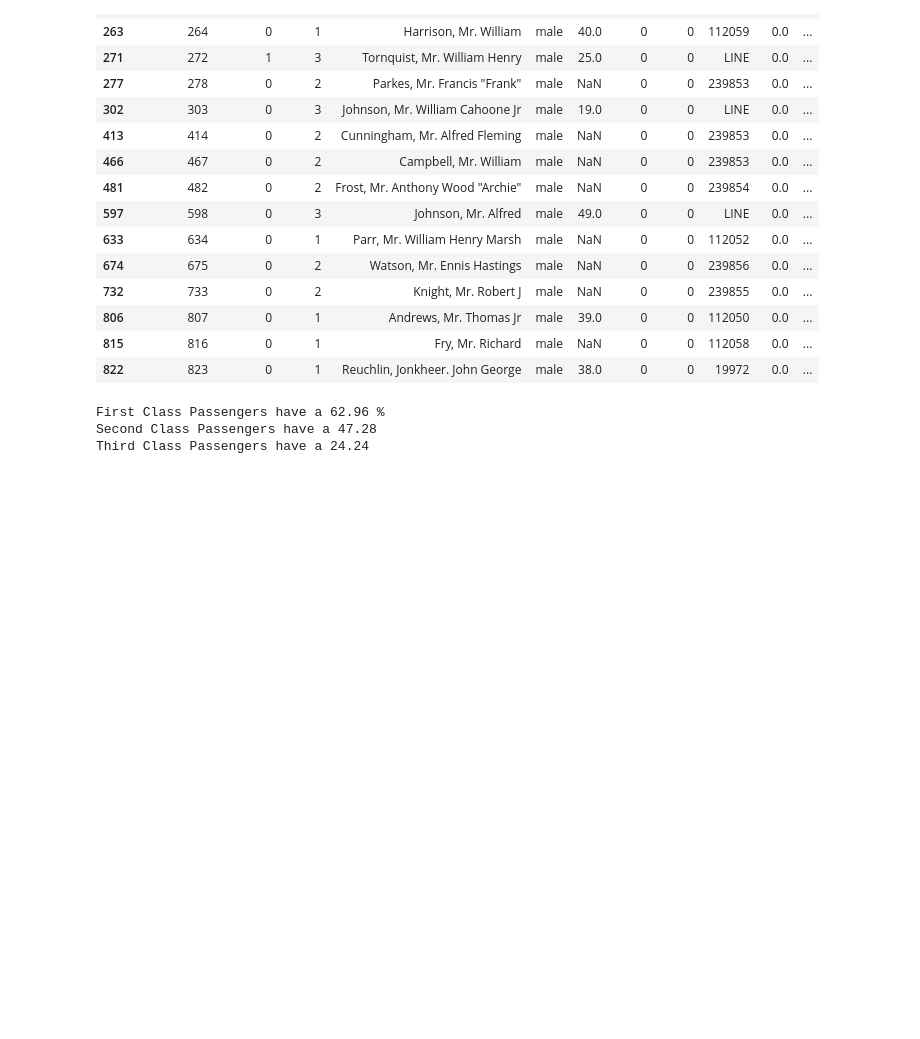
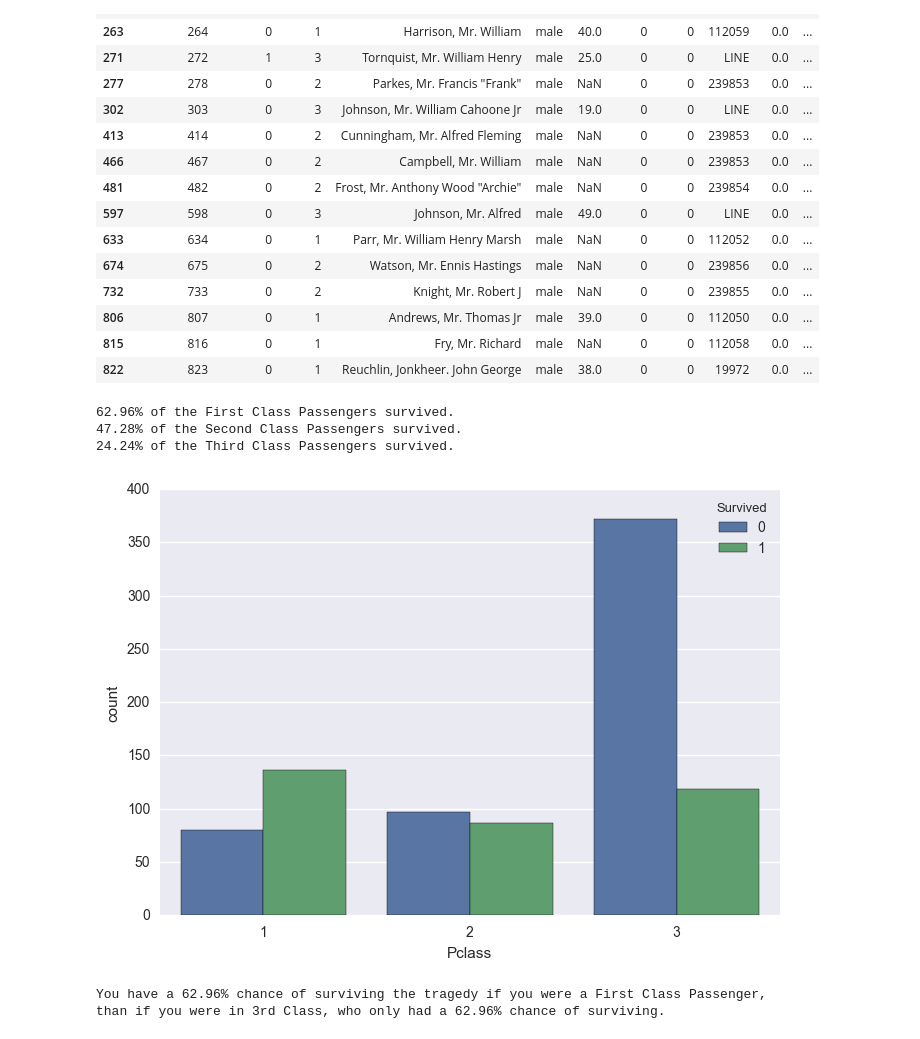
Before and after one commit to cmd-master/titanic, a Jupyter notebook: intro-data-proj-titanic.ipynb, the cells around one changed output. Drawn from its saved outputs; the diff is of its cells as text; code cells hidden in the pictures; blank space fills up the shorter version.

```diff
--- a/intro-data-proj-titanic.ipynb
+++ b/intro-data-proj-titanic.ipynb
@@ -227,10 +243,21 @@ def survivability(data, criteria):
 survive_first = survivability(titanic_df, first)
 survive_second = survivability(titanic_df, second)
 survive_third = survivability(titanic_df, third)
-print "First Class Passengers have a {0:.2f}%".format(survive_first)
-print "Second Class Passengers have a {0:.2f}%".format(survive_second)
-print "Third Class Passengers have a {0:.2f}%".format(survive_third)
+print "{0:.2f}% of the First Class Passengers survived.".format(survive_first)
+print "{0:.2f}% of the Second Class Passengers survived.".format(survive_second)
+print "{0:.2f}% of the Third Class Passengers survived.".format(survive_third)
 # %% [output]
-First Class Passengers have a 62.96 %
-Second Class Passengers have a 47.28
-Third Class Passengers have a 24.24
+62.96% of the First Class Passengers survived.
+47.28% of the Second Class Passengers survived.
+24.24% of the Third Class Passengers survived.
+# %%
+ax = sns.countplot(x='Pclass', hue='Survived', data=titanic_df)
+sns.plt.show()
+print "You have a {0:.2f}% chance of surviving the tragedy if you were a First Class Passenger," \
+.format(survive_first)
+print "than if you were in 3rd Class, who only had a {0:.2f}% chance of surviving." \
+.format(survive_first)
+# %% [output]
+[figure, added]
+You have a 62.96% chance of surviving the tragedy if you were a First Class Passenger,
+than if you were in 3rd Class, who only had a 62.96% chance of surviving.
```
Also changed, not shown: parts of 12 cells of this notebook.
